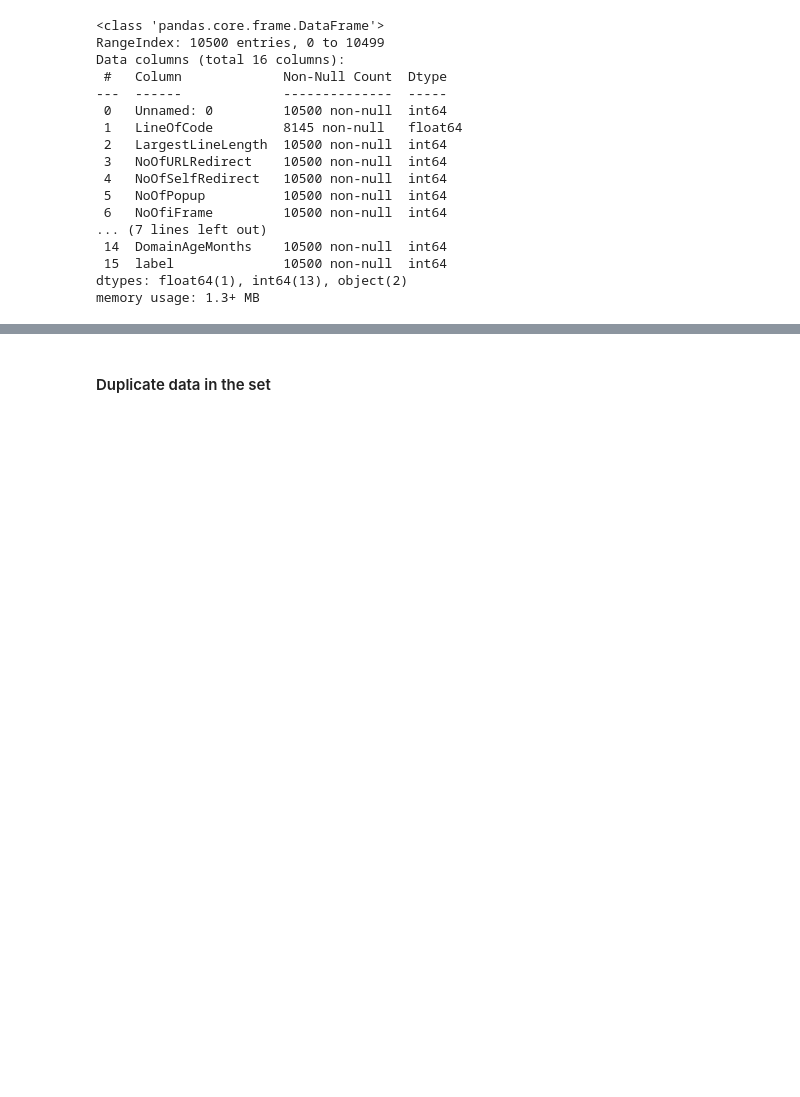
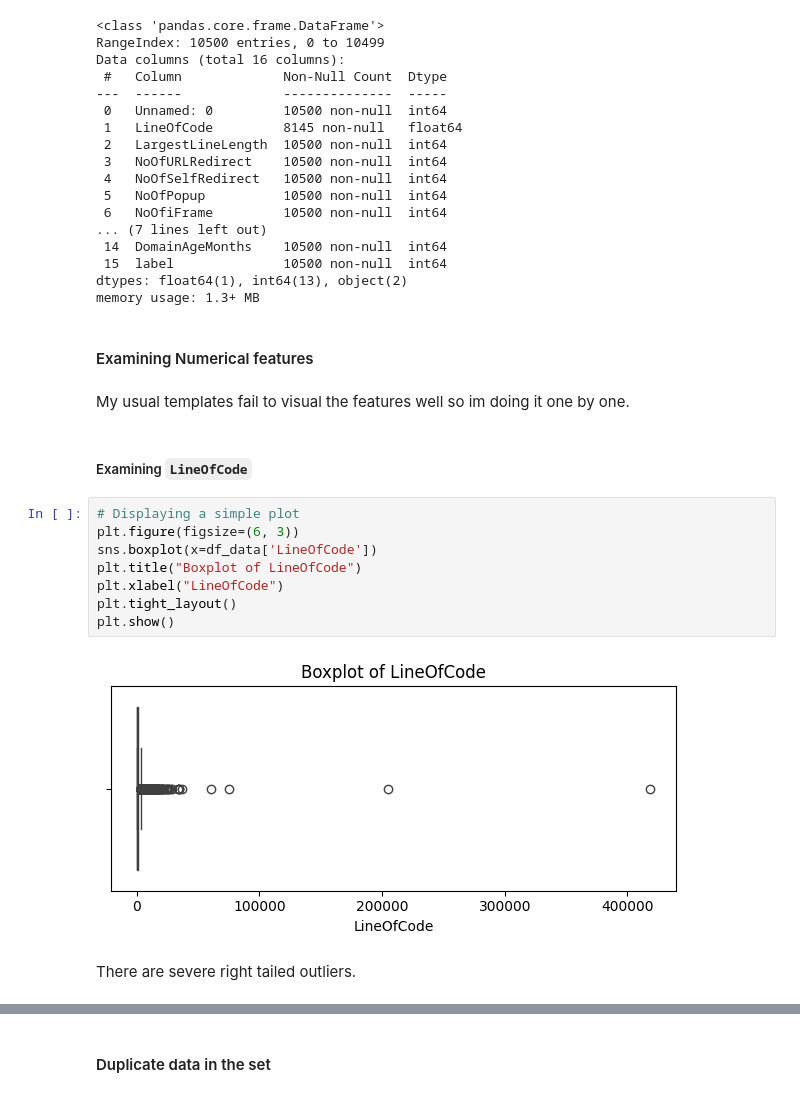
Before and after one commit to CatoYang/AIAP-Assessments, a Jupyter notebook: AIAP22 EDA.ipynb, the cells around one changed output, grey strips where cells are left out. Drawn from its saved outputs; the diff is of its cells as text; blank space fills up the shorter version.

```diff
--- a/AIAP22 EDA.ipynb
+++ b/AIAP22 EDA.ipynb
@@ -140,3 +141,21 @@ Data columns (total 16 columns):
  15  label              10500 non-null  int64
 dtypes: float64(1), int64(13), object(2)
 memory usage: 1.3+ MB
+# %% [markdown]
+#### Examining Numerical features
+# %% [markdown]
+My usual templates fail to visual the features well so im doing it one by one.
+# %% [markdown]
+##### Examining `LineOfCode`
+# %%
+# Displaying a simple plot
+plt.figure(figsize=(6, 3))
+sns.boxplot(x=df_data['LineOfCode'])
+plt.title("Boxplot of LineOfCode")
+plt.xlabel("LineOfCode")
+plt.tight_layout()
+plt.show()
+# %% [output]
+[figure, added]
+# %% [markdown]
+There are severe right tailed outliers.
```
Also changed, not shown: parts of 48 cells of this notebook, 2 other files.
